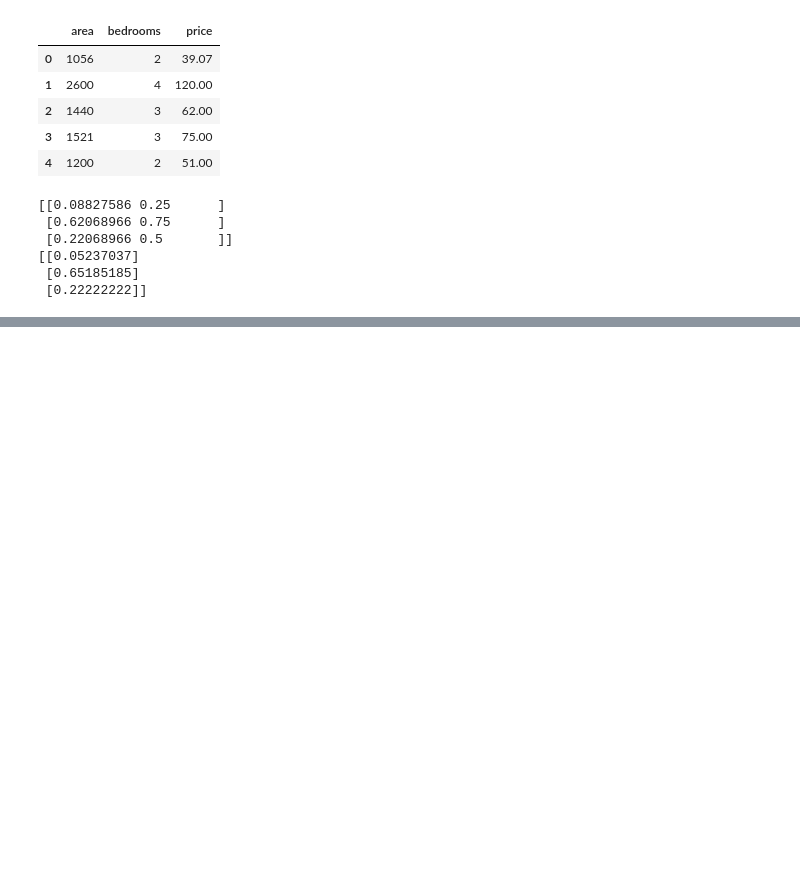
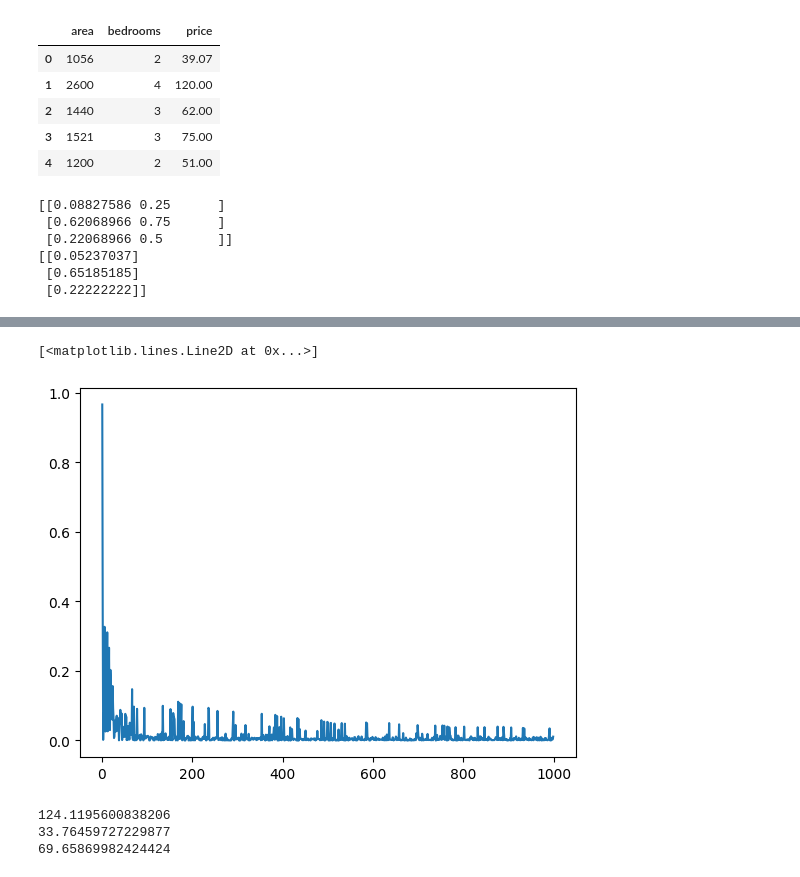
Before and after one commit to nickmirunsw/py-learning, a Jupyter notebook: tensorflow/tfnm.ipynb, the cells around one changed output, grey strips where cells are left out. Drawn from its saved outputs; the diff is of its cells as text; code cells hidden in the pictures; blank space fills up the shorter version.

```diff
--- a/tensorflow/tfnm.ipynb
+++ b/tensorflow/tfnm.ipynb
@@ -698,0 +721,50 @@ batch_gradient_descent(scaled_x, scaled_y.reshape(scaled_y.shape[0]), epochs = 5
+# %%
+def stochastic_gradient_descent(X, y_true, epochs, learning_rate = 0.01):
+  number_of_features = X.shape[1]
+  total_samples = X.shape[0]
+  w = np.ones(shape=(number_of_features))
+  b = 0
+  loss_list = []
+  epoch_list = []
+
+  for i in range(epochs):
+
+    random_sample_id = np.random.randint(0, total_samples)
+    y_predicted = np.dot(w, X[random_sample_id]) + b
+
+    w_grad = -2 * X[random_sample_id] * (y_true[random_sample_id] - y_predicted)
+    b_grad = -2 * (y_true[random_sample_id] - y_predicted)
+
+    w = w - learning_rate * w_grad
+    b = b - learning_rate * b_grad
+
+    loss = mse(y_predicted, y_true[random_sample_id])
+
+    if i%10:
+      loss_list.append(loss)
+      epoch_list.append(i)
+
+
+  return w, b, loss, loss_list, epoch_list
+# %%
+weights, bias, loss, yy, xx = stochastic_gradient_descent(scaled_x, scaled_y.reshape(scaled_y.shape[0]), epochs = 1000, learning_rate = 0.01)
+# %%
+plt.plot(xx, yy)
+# %% [output]
+[<matplotlib.lines.Line2D at 0x...>]
+[figure, added]
+# %%
+def predict(area,bedrooms,w,b):
+    scaled_X = sx.transform([[area, bedrooms]])[0]
+
+    scaled_price = w[0] * scaled_X[0] + w[1] * scaled_X[1] + b
+
+    return sy.inverse_transform([[scaled_price]])[0][0]
+
+print(predict(2600,4,weights,bias))
+print(predict(1000,2,weights,bias))
+print(predict(1500,3,weights,bias))
+# %% [output]
+124.1195600838206
+33.76459727229877
+69.65869982424424
```
Also changed, not shown: parts of 17 cells of this notebook.
